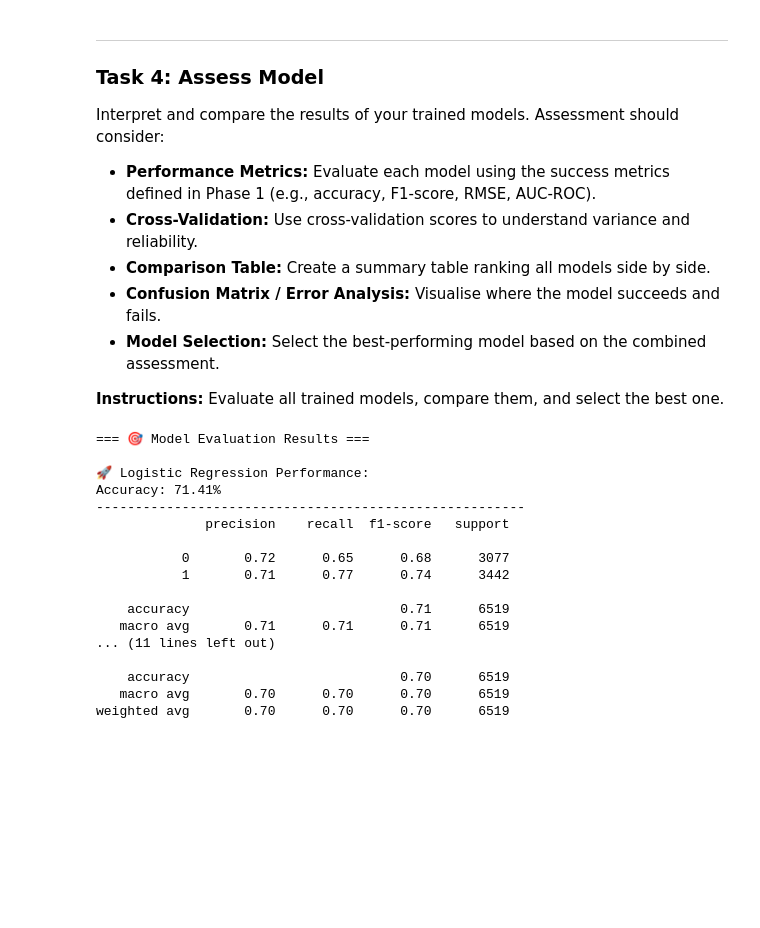
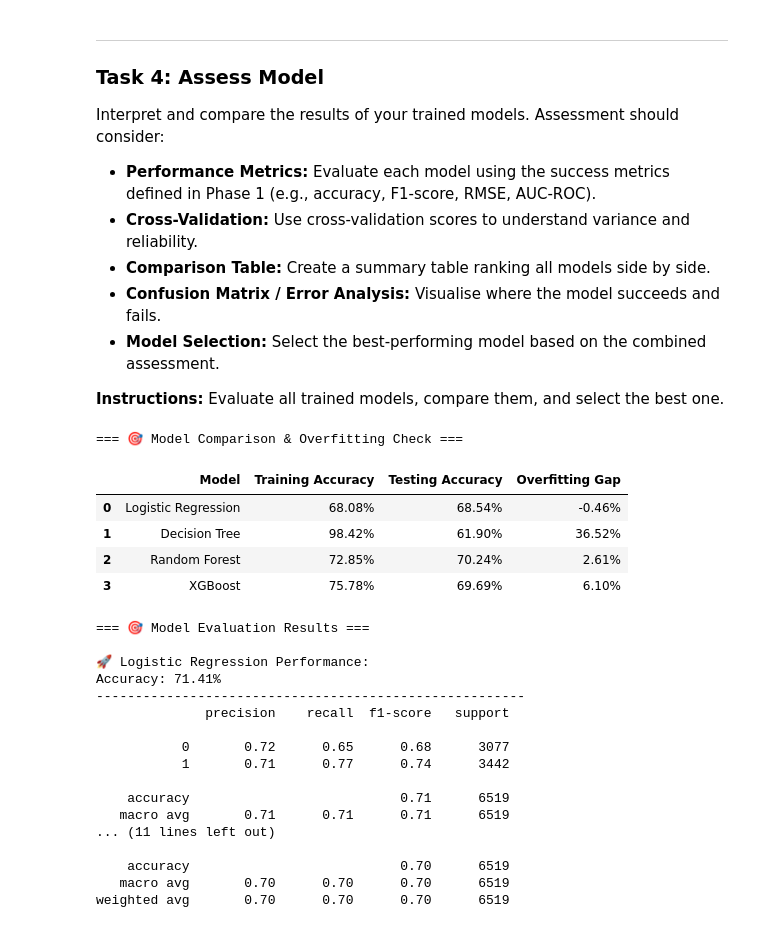
Before and after one commit to mohamedelgaby21/data-science-, a Jupyter notebook: Phase_4_Modeling.ipynb, the cells around one changed output. Saved outputs shown, nothing was run; the diff lists cells and outputs as text; code cells hidden in the pictures; blank space fills up the shorter version.

```diff
--- a/Phase_4_Modeling.ipynb
+++ b/Phase_4_Modeling.ipynb
@@ -181,22 +178,3 @@ Run the selected modelling techniques on the prepared training dataset. This inv
 - **Multiple Iterations:** It is common to build multiple models and iterate on parameters before settling on the best performers.
 
 **Instructions:** Train your candidate models and, where appropriate, perform hyperparameter tuning.
-# %%
-from sklearn.linear_model import LogisticRegression
-from sklearn.ensemble import RandomForestClassifier
-
-trained_models = {}
-
-# 1. Train Logistic Regression
-print("Training Logistic Regression...")
-model_1 = LogisticRegression(random_state=RANDOM_SEED, max_iter=1000)
-model_1.fit(X_train, y_train)
-trained_models['Logistic Regression'] = model_1
-
-# 2. Train Random Forest
-print("Training Random Forest...")
-model_2 = RandomForestClassifier(random_state=RANDOM_SEED, n_estimators=100)
-model_2.fit(X_train, y_train)
-trained_models['Random Forest'] = model_2
-
-print(f"✅ Successfully trained {len(trained_models)} models!")
@@ -240,6 +256,38 @@ Interpret and compare the results of your trained models. Assessment should cons
 - **Model Selection:** Select the best-performing model based on the combined assessment.
 
 **Instructions:** Evaluate all trained models, compare them, and select the best one.
+# %%
+from sklearn.metrics import accuracy_score
+import pandas as pd
+
+results = []
+
+# هنلف على كل الموديلات اللي اتدربت ونحسب دقتها
+for name, model in trained_models.items():
+    # حساب الدقة في داتا التدريب (اللي الموديل شافها)
+    train_acc = accuracy_score(y_train, model.predict(X_train))
+
+    # حساب الدقة في داتا الاختبار (اللي أول مرة الموديل يشوفها)
+    test_acc = accuracy_score(y_test, model.predict(X_test))
+
+    results.append({
+        "Model": name,
+        "Training Accuracy": f"{train_acc:.2%}",
+        "Testing Accuracy": f"{test_acc:.2%}",
+        "Overfitting Gap": f"{(train_acc - test_acc):.2%}"
+    })
+
+# عرض النتائج في جدول شيك
+comparison_df = pd.DataFrame(results)
+print("=== 🎯 Model Comparison & Overfitting Check ===")
+display(comparison_df)
+# %% [output]
+=== 🎯 Model Comparison & Overfitting Check ===
+|  | Model | Training Accuracy | Testing Accuracy | Overfitting Gap |
+| 0 | Logistic Regression | 68.08% | 68.54% | -0.46% |
+| 1 | Decision Tree | 98.42% | 61.90% | 36.52% |
+| 2 | Random Forest | 72.85% | 70.24% | 2.61% |
+| 3 | XGBoost | 75.78% | 69.69% | 6.10% |
 # %%
 from sklearn.metrics import accuracy_score, classification_report
 
```
Also changed, not shown: parts of 13 cells of this notebook.
